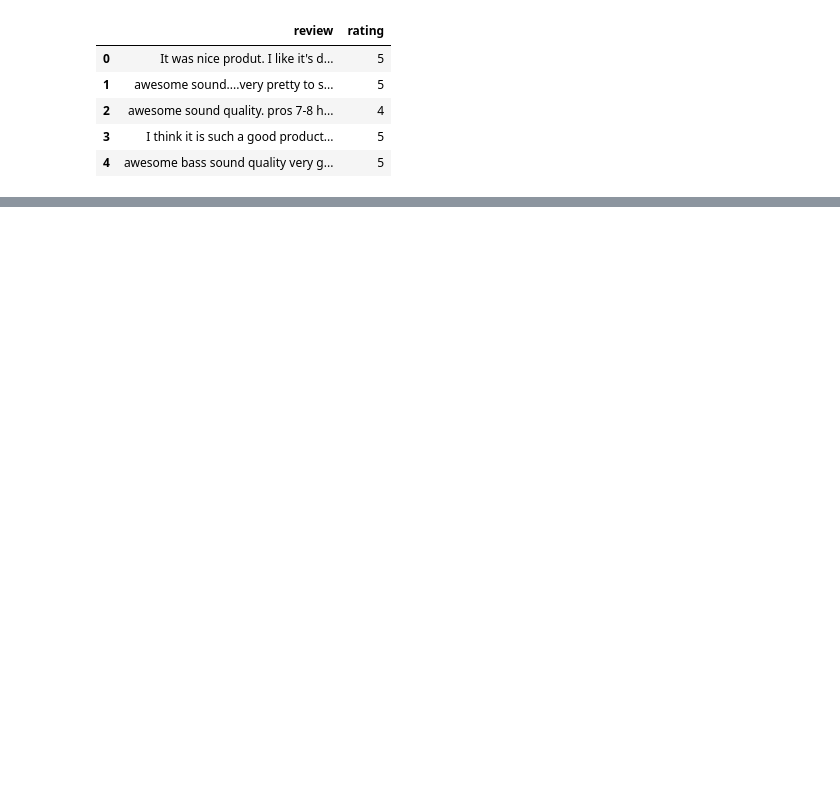
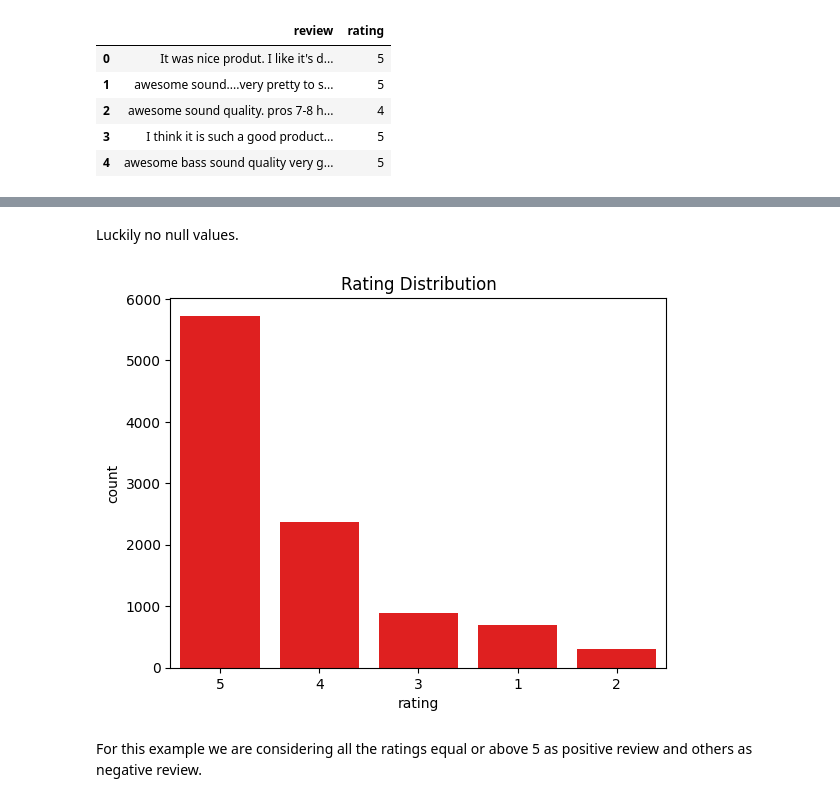
Before and after one commit to rizz045/Flipkart-Reviews-Sentiment-Analysis-using-Python, a Jupyter notebook: Flipkart_Reviews_Sentiment_Analysis_using_Python.ipynb, the cells around one changed output, grey strips where cells are left out. Saved outputs shown, nothing was run; the diff lists cells and outputs as text; code cells hidden in the pictures; blank space fills up the shorter version.

```diff
--- a/Flipkart_Reviews_Sentiment_Analysis_using_Python.ipynb
+++ b/Flipkart_Reviews_Sentiment_Analysis_using_Python.ipynb
@@ -32,0 +75,11 @@ df.head()
+# %% [markdown]
+Luckily no null values.
+# %%
+# Let's check the distribution of the rating attribute
+sns.countplot(data=df, x='rating', order=df['rating'].value_counts().index, color='red')
+plt.title("Rating Distribution")
+plt.show()
+# %% [output]
+[figure, added]
+# %% [markdown]
+For this example we are considering all the ratings equal or above 5 as positive review and others as negative review.
```
Also changed, not shown: parts of 12 cells of this notebook.
